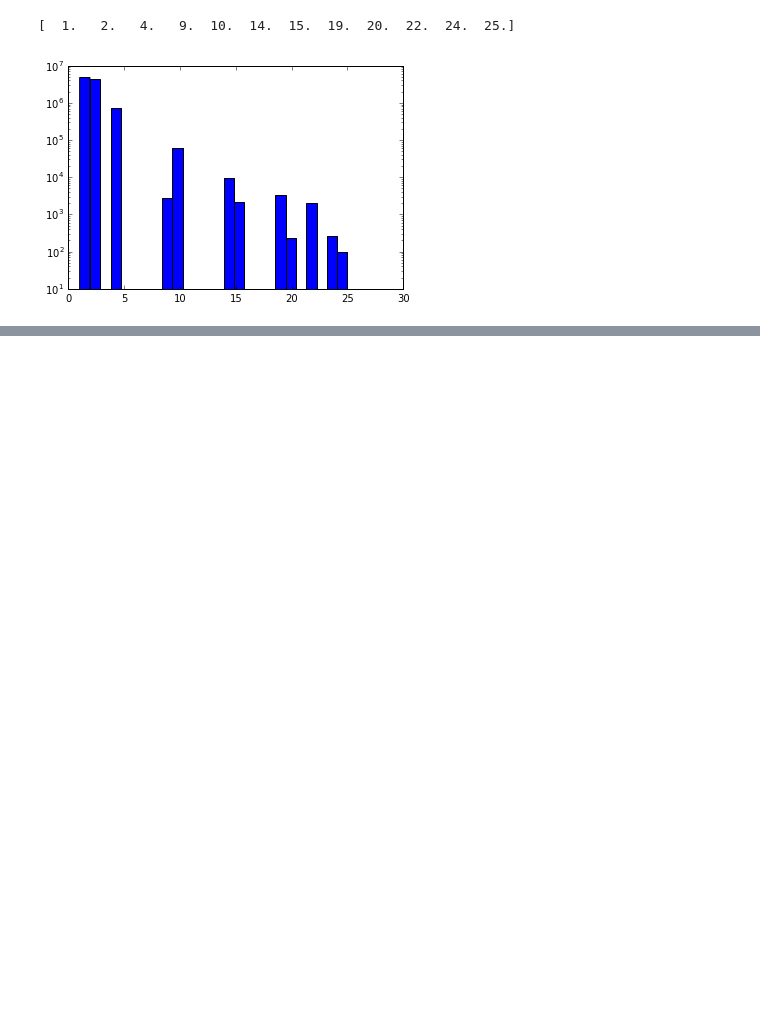
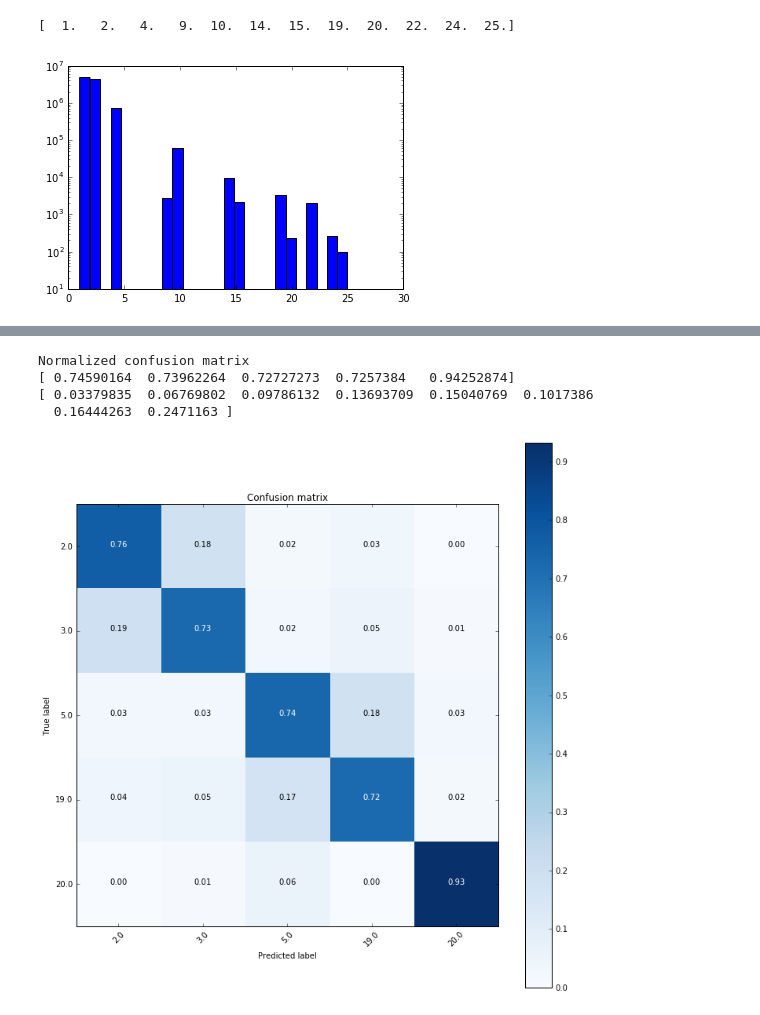
Before and after one commit to sofsoo1995/Projet_NDP, a Jupyter notebook: code/test.ipynb, the cells around one changed output, grey strips where cells are left out. Drawn from its saved outputs; the diff is of its cells as text; code cells hidden in the pictures; blank space fills up the shorter version.

```diff
--- a/code/test.ipynb
+++ b/code/test.ipynb
@@ -321,0 +464,17 @@ u = plt.hist(new_y, log=True, bins= 26, align='mid')
+# %%
+# For the ppl descriptor
+X_train, X_val, y_train, y_val = train_test_split(X_octree2[:,:8], y2)
+rf = RandomForestClassifier(n_estimators=50)
+rf.fit(X_train, y_train)
+y_pred = rf.predict(X_val)
+plt.figure(figsize=(10,10))
+a = confusion_matrix(y_pred, y_val)
+plot_confusion_matrix(a, np.unique(y2), True)
+print(f1_score(y_val, y_pred, average=None))
+print(rf.feature_importances_)
+# %% [output]
+Normalized confusion matrix
+[ 0.74590164  0.73962264  0.72727273  0.7257384   0.94252874]
+[ 0.03379835  0.06769802  0.09786132  0.13693709  0.15040769  0.1017386
+  0.16444263  0.2471163 ]
+[figure, added]
```
Also changed, not shown: parts of 20 cells of this notebook.
